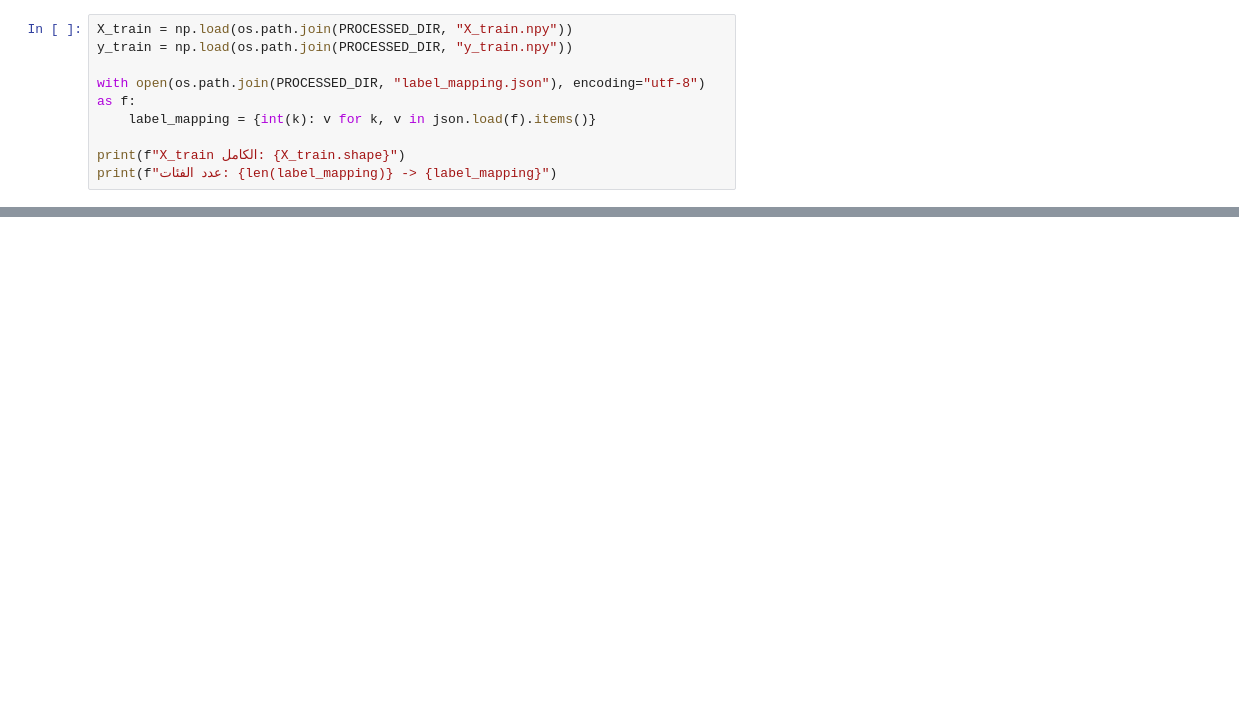
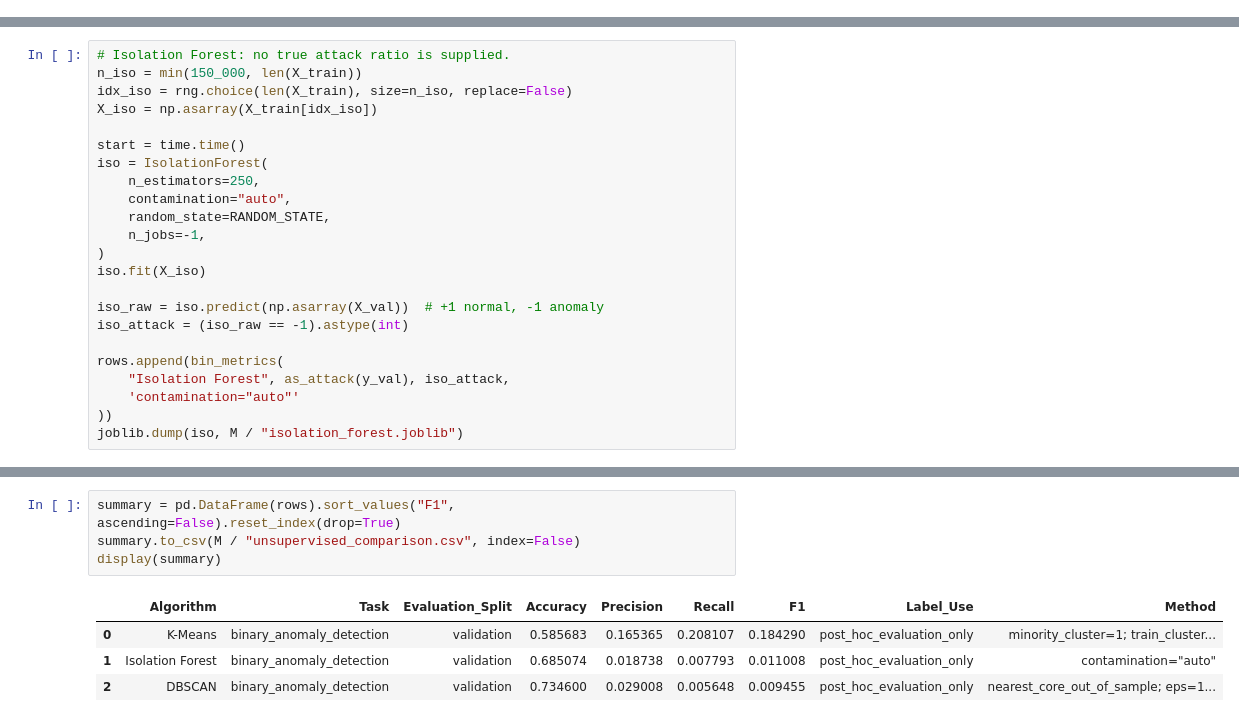
Before and after one commit to AnasAlShmiri/SentinelAI, a Jupyter notebook: notebooks/04_unsupervised.ipynb, the cells around one changed output, grey strips where cells are left out. Saved outputs shown, nothing was run; the diff lists cells and outputs as text; blank space fills up the shorter version.

```diff
--- a/notebooks/04_unsupervised.ipynb
+++ b/notebooks/04_unsupervised.ipynb
@@ -48,9 +0,0 @@ RANDOM_STATE = 42
-# %%
-X_train = np.load(os.path.join(PROCESSED_DIR, "X_train.npy"))
-y_train = np.load(os.path.join(PROCESSED_DIR, "y_train.npy"))
-
-with open(os.path.join(PROCESSED_DIR, "label_mapping.json"), encoding="utf-8") as f:
-    label_mapping = {int(k): v for k, v in json.load(f).items()}
-
-print(f"X_train الكامل: {X_train.shape}")
-print(f"عدد الفئات: {len(label_mapping)} -> {label_mapping}")
@@ -381,0 +88,23 @@ DBSCAN تحديداً **لا يملك دالة `.predict()`** للبيانات
+# %%
+# Isolation Forest: no true attack ratio is supplied.
+n_iso = min(150_000, len(X_train))
+idx_iso = rng.choice(len(X_train), size=n_iso, replace=False)
+X_iso = np.asarray(X_train[idx_iso])
+
+start = time.time()
+iso = IsolationForest(
+    n_estimators=250,
+    contamination="auto",
+    random_state=RANDOM_STATE,
+    n_jobs=-1,
+)
+iso.fit(X_iso)
+
+iso_raw = iso.predict(np.asarray(X_val))  # +1 normal, -1 anomaly
+iso_attack = (iso_raw == -1).astype(int)
+
+rows.append(bin_metrics(
+    "Isolation Forest", as_attack(y_val), iso_attack,
+    'contamination="auto"'
+))
+joblib.dump(iso, M / "isolation_forest.joblib")
@@ -381,0 +164,9 @@ DBSCAN تحديداً **لا يملك دالة `.predict()`** للبيانات
+# %%
+summary = pd.DataFrame(rows).sort_values("F1", ascending=False).reset_index(drop=True)
+summary.to_csv(M / "unsupervised_comparison.csv", index=False)
+display(summary)
+# %% [output]
+|  | Algorithm | Task | Evaluation_Split | Accuracy | Precision | Recall | F1 | Label_Use | Method |
+| 0 | K-Means | binary_anomaly_detection | validation | 0.585683 | 0.165365 | 0.208107 | 0.184290 | post_hoc_evaluation_only | minority_cluster=1; train_cluster... |
+| 1 | Isolation Forest | binary_anomaly_detection | validation | 0.685074 | 0.018738 | 0.007793 | 0.011008 | post_hoc_evaluation_only | contamination="auto" |
+| 2 | DBSCAN | binary_anomaly_detection | validation | 0.734600 | 0.029008 | 0.005648 | 0.009455 | post_hoc_evaluation_only | nearest_core_out_of_sample; eps=1... |
```
Also changed, not shown: parts of 28 cells of this notebook, 17 other files.
